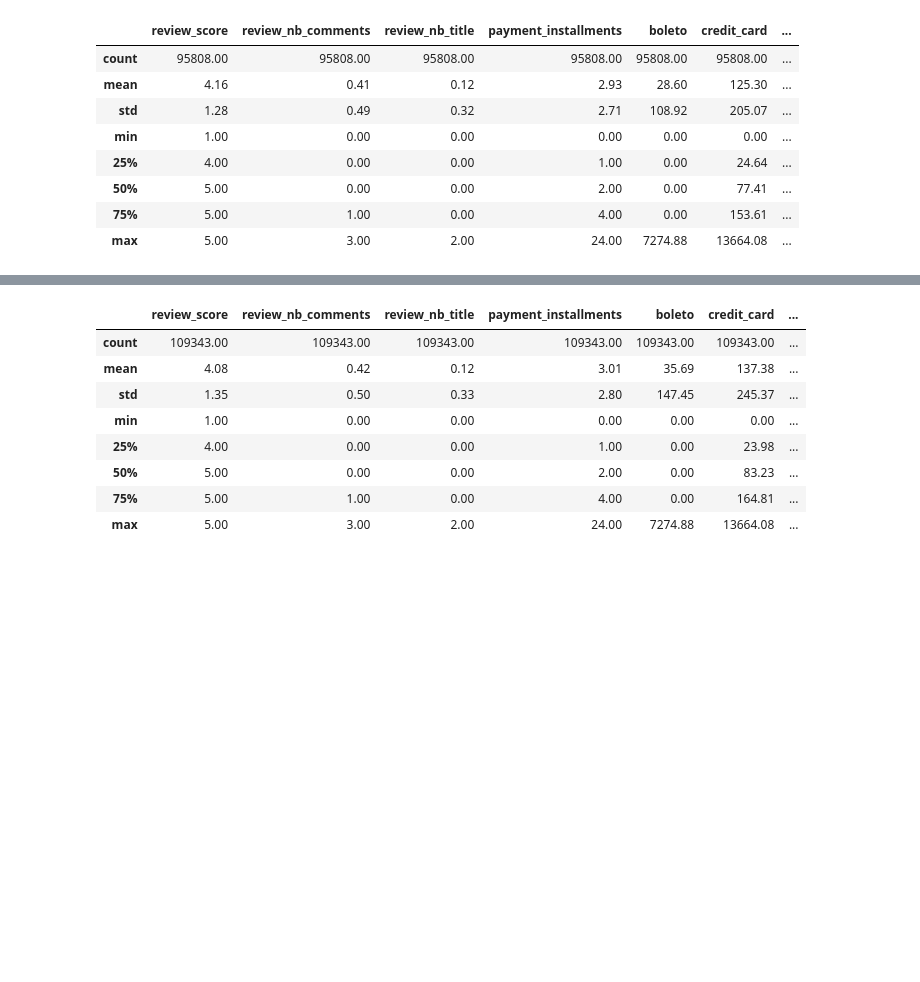
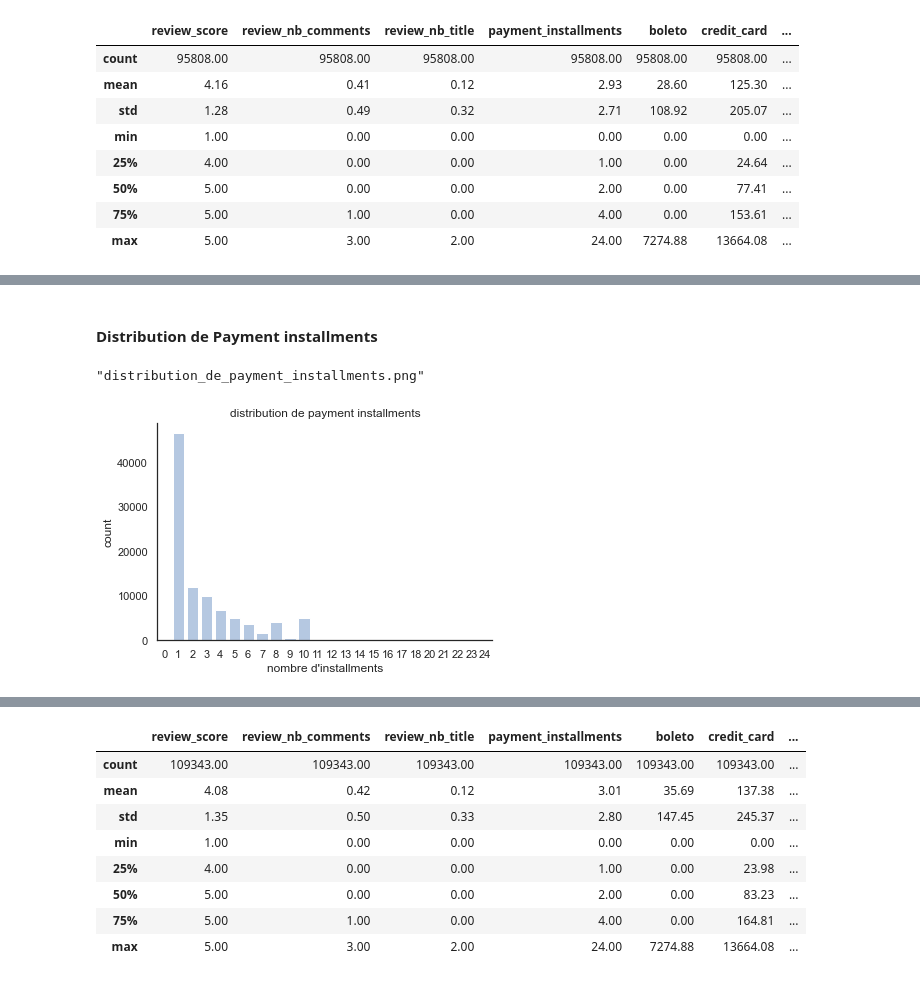
Before and after one commit to mrcreasey/oc-ds-p5-unsupervised-clustering, a Jupyter notebook: P5_01_analyse.ipynb, the cells around one changed output, grey strips where cells are left out. Saved outputs shown, nothing was run; the diff lists cells and outputs as text; code cells hidden in the pictures; blank space fills up the shorter version.

```diff
--- a/P5_01_analyse.ipynb
+++ b/P5_01_analyse.ipynb
@@ -1324,0 +1403,13 @@ commandes.describe()
+# %% [markdown]
+#### Distribution de Payment installments
+# %%
+colors = sns.color_palette("tab20").as_hex()
+# plt.figure(figsize=(8,5))
+sns.countplot(x=commandes['payment_installments'].astype(int), color=colors[1])
+sns.despine()
+plt.xlabel("nombre d'installments")
+plt.title(f'distribution de payment installments')
+to_png()
+# %% [output]
+"distribution_de_payment_installments.png"
+[figure, added]
```
Also changed, not shown: parts of 29 cells of this notebook.
